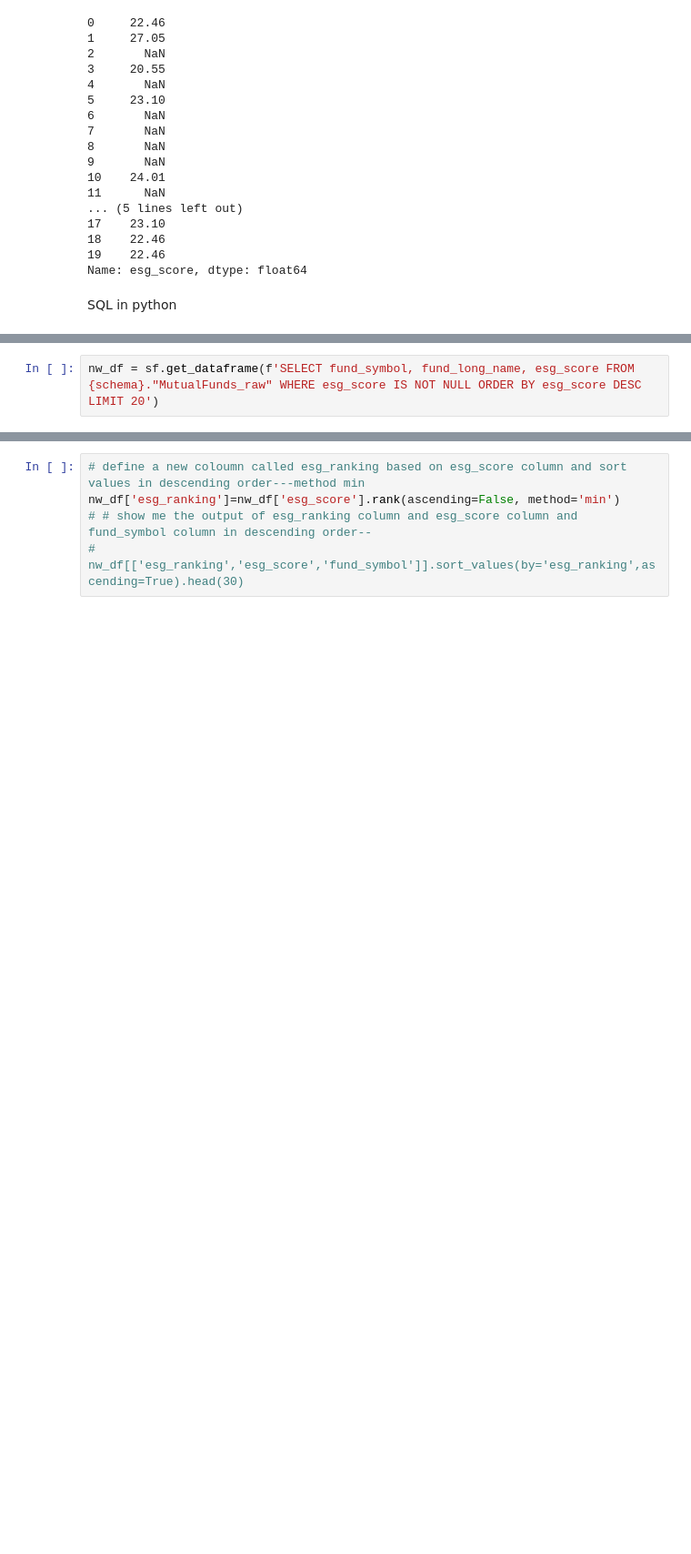
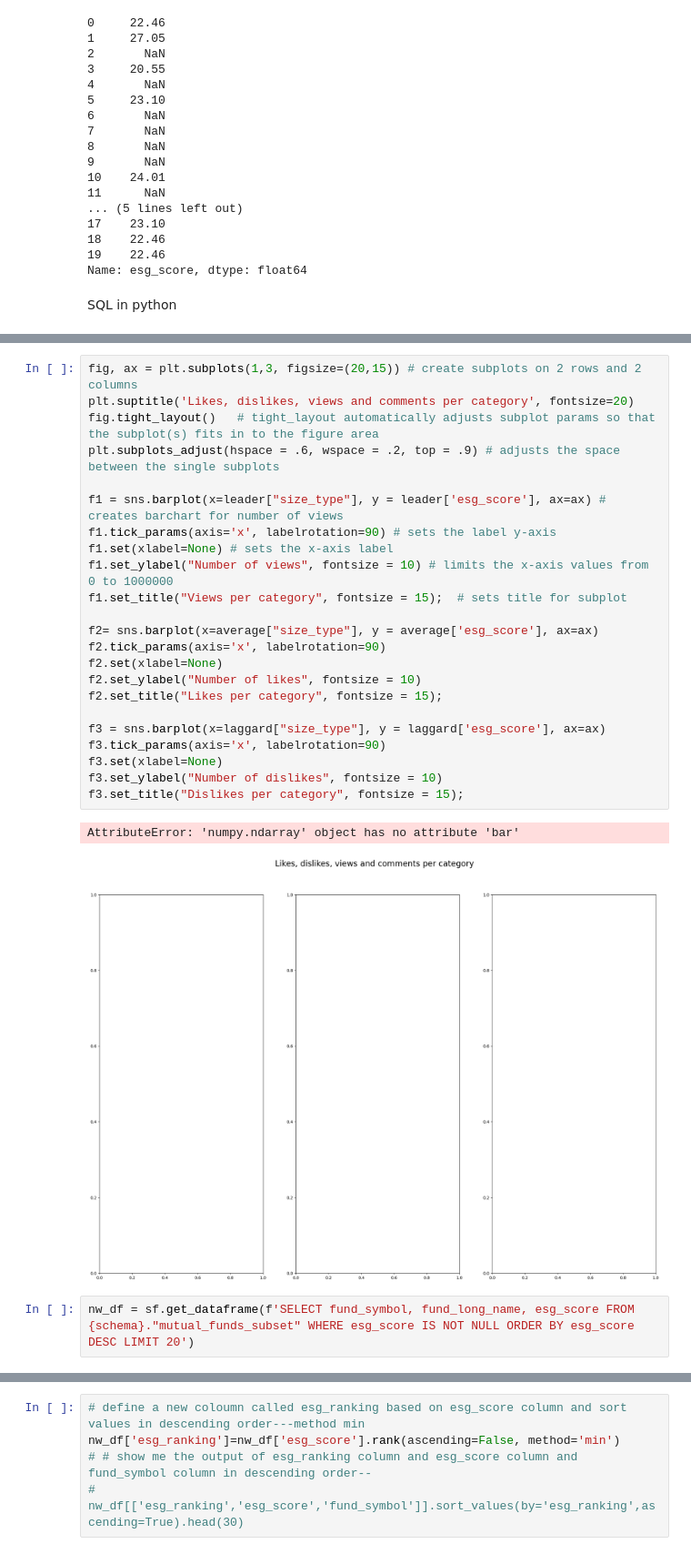
Before and after one commit to Neuefische-ESG-Capstone/Project-description, a Jupyter notebook: nb_richard.ipynb, the cells around one changed output, grey strips where cells are left out. Shown: that part at 91% size. Drawn from its saved outputs; the diff is of its cells as text; blank space fills up the shorter version.

```diff
--- a/nb_richard.ipynb
+++ b/nb_richard.ipynb
@@ -51,3 +95,29 @@ sf.get_dataframe(f'SELECT * FROM {schema}."MutualFunds_raw"')
+# %%
+fig, ax = plt.subplots(1,3, figsize=(20,15)) # create subplots on 2 rows and 2 columns
+plt.suptitle('Likes, dislikes, views and comments per category', fontsize=20)
+fig.tight_layout()   # tight_layout automatically adjusts subplot params so that the subplot(s) fits in to the figure area
+plt.subplots_adjust(hspace = .6, wspace = .2, top = .9) # adjusts the space between the single subplots
+
+f1 = sns.barplot(x=leader["size_type"], y = leader['esg_score'], ax=ax) # creates barchart for number of views
+f1.tick_params(axis='x', labelrotation=90) # sets the label y-axis
+f1.set(xlabel=None) # sets the x-axis label
+f1.set_ylabel("Number of views", fontsize = 10) # limits the x-axis values from 0 to 1000000
+f1.set_title("Views per category", fontsize = 15);  # sets title for subplot
+
+f2= sns.barplot(x=average["size_type"], y = average['esg_score'], ax=ax)
+f2.tick_params(axis='x', labelrotation=90)
+f2.set(xlabel=None)
+f2.set_ylabel("Number of likes", fontsize = 10)
+f2.set_title("Likes per category", fontsize = 15);
+
+f3 = sns.barplot(x=laggard["size_type"], y = laggard['esg_score'], ax=ax)
+f3.tick_params(axis='x', labelrotation=90)
+f3.set(xlabel=None)
+f3.set_ylabel("Number of dislikes", fontsize = 10)
+f3.set_title("Dislikes per category", fontsize = 15);
+# %% [output]
+AttributeError: 'numpy.ndarray' object has no attribute 'bar'
+[figure, added]
 # %%
-nw_df = sf.get_dataframe(f'SELECT fund_symbol, fund_long_name, esg_score FROM {schema}."MutualFunds_raw" WHERE esg_score IS NOT NULL ORDER BY esg_score DESC LIMIT 20')
+nw_df = sf.get_dataframe(f'SELECT fund_symbol, fund_long_name, esg_score FROM {schema}."mutual_funds_subset" WHERE esg_score IS NOT NULL ORDER BY esg_score DESC LIMIT 20')
 # %%
```
Also changed, not shown: parts of 5 cells of this notebook.
